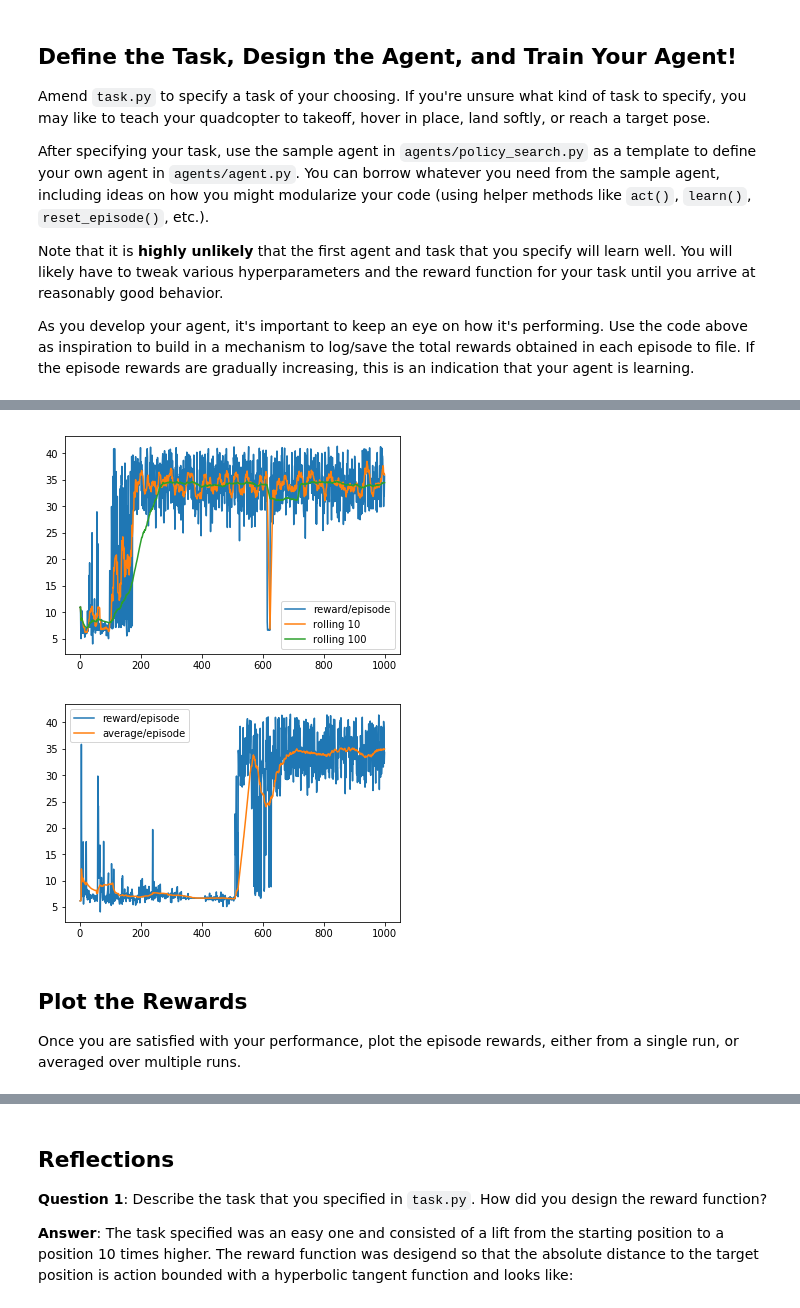
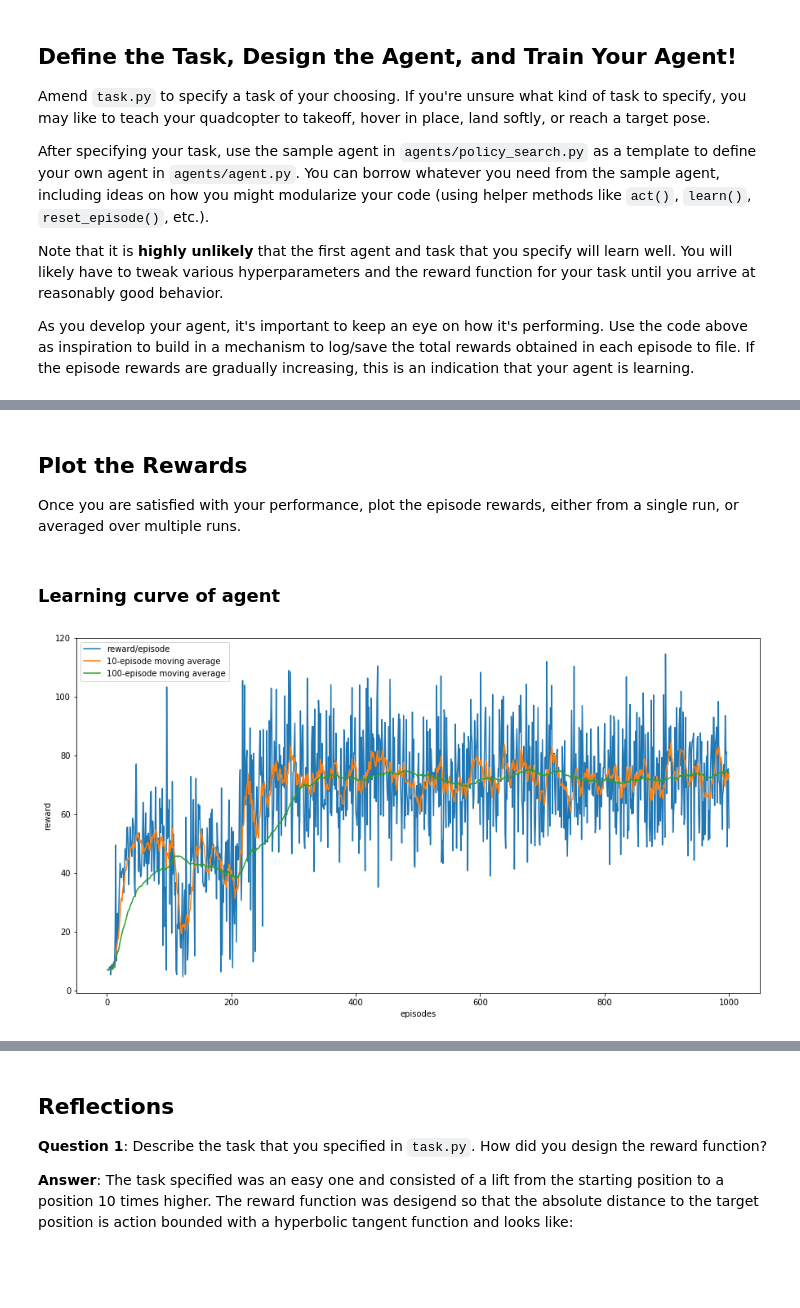
Before and after one commit to huli/mlnd, a Jupyter notebook: rl-quadcopter/Quadcopter_Project.ipynb, the cells around one changed output, grey strips where cells are left out. Cells and saved outputs as stored; diff of their text form; code cells hidden in the pictures; blank space fills up the shorter version.

```diff
--- a/rl-quadcopter/Quadcopter_Project.ipynb
+++ b/rl-quadcopter/Quadcopter_Project.ipynb
@@ -228,15 +228,15 @@ from agents.agent import DDPG
 from tasks.takeoff import Task
 from collections import deque
 
-# time limit of the episode
+runtime = 10.                                     # time limit of the episode
 init_pose = np.array([0., 0., 10., 0., 0., 0.])  # initial pose
 init_velocities = np.array([0., 0., 0.])         # initial velocities
 init_angle_velocities = np.array([0., 0., 0.])   # initial angle velocities
 
-num_episodes = 500
+num_episodes = 1000
 target_pos = np.array([0., 0., 100.])
 task = Task(target_pos=target_pos, init_pose=init_pose, init_angle_velocities=init_angle_velocities,
-    init_velocities=init_velocities)
+    init_velocities=init_velocities, runtime=runtime)
 agent = DDPG(task)
 worst_score = float('inf')
 best_score = float('-inf')
@@ -249,14 +249,12 @@ rolling_score_100 = deque(maxlen=100)
 for i_episode in range(1, num_episodes+1):
     state = agent.reset_episode() # start a new episode
     score = 0
-    number_of_rewards = 0
     while True:
         action = agent.act(state)
         next_state, reward, done = task.step(action)
         agent.step(action, reward, next_state, done)
         state = next_state
         score += reward
-        number_of_rewards = number_of_rewards + 1
         best_score = max(best_score , score)
         worst_score = min(worst_score , score)
         if done:
@@ -283,18 +273,3 @@ plt.show()
-# %%
-plt.plot(reward_results['episode'], reward_results['reward'], label='reward/episode')
-plt.plot(reward_results['episode'], reward_results['rolling10'], label='rolling 10')
-plt.plot(reward_results['episode'], reward_results['rolling100'], label='rolling 100')
-plt.legend()
-plt.show()
-# %% [output]
-[figure, removed]
-# %%
-plt.plot(reward_results['episode'], reward_results['reward'], label='reward/episode')
-plt.plot(reward_results['episode'], reward_results['average'], label='average/episode')
-plt.legend()
-plt.show()
-# %% [output]
-[figure, removed]
 # %% [markdown]
 ## Plot the Rewards
 
@@ -303,0 +277,13 @@ Once you are satisfied with your performance, plot the episode rewards, either f
+# %% [markdown]
+### Learning curve of agent
+# %%
+fig, ax = plt.subplots(1, figsize=(15,8))
+ax.plot(reward_results['episode'], reward_results['reward'], label='reward/episode')
+ax.plot(reward_results['episode'], reward_results['rolling10'], label='10-episode moving average')
+ax.plot(reward_results['episode'], reward_results['rolling100'], label='100-episode moving average')
+ax.legend()
+ax.set_ylabel('reward')
+ax.set_xlabel('episodes')
+plt.show()
+# %% [output]
+[figure, added]
```
Also changed, not shown: parts of 12 cells of this notebook, 1 other file.
